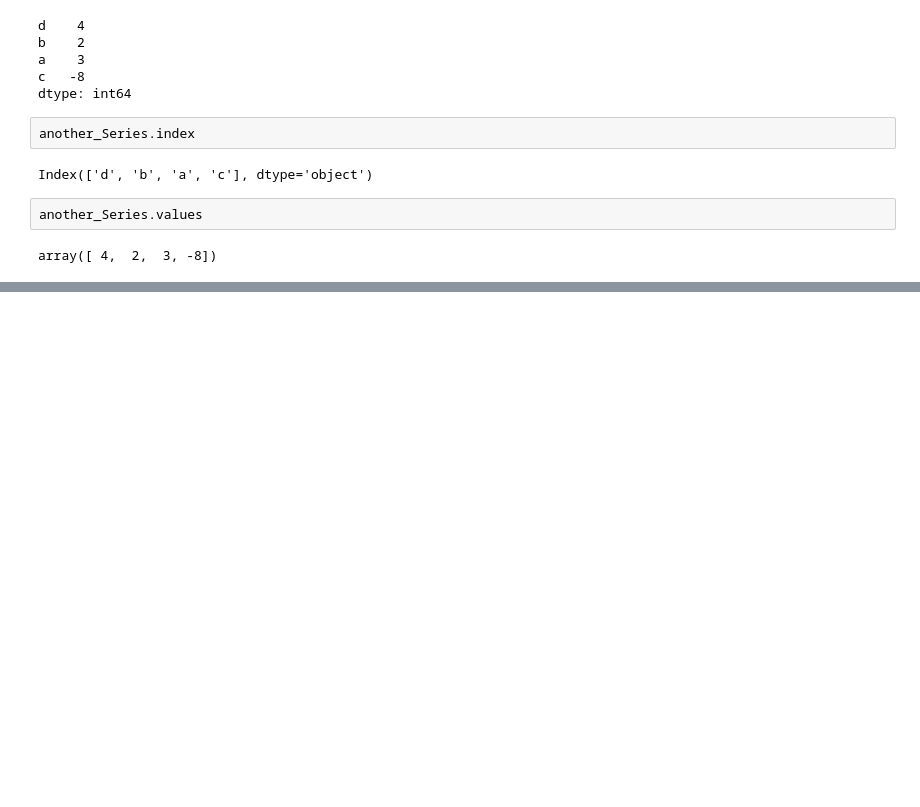
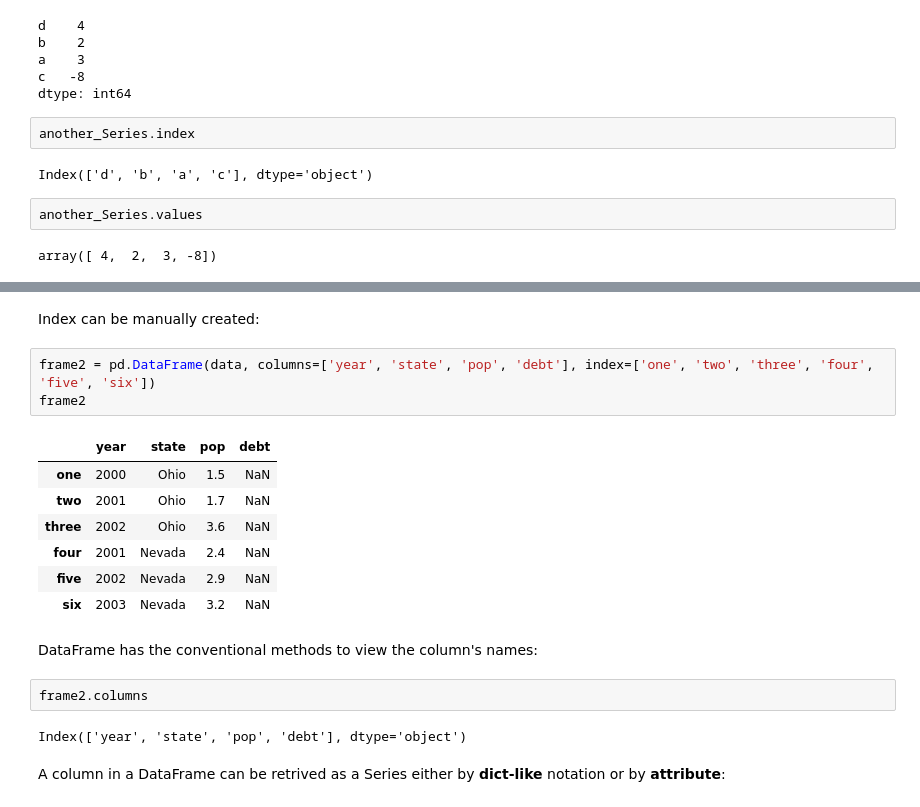
Before and after one commit to damipaigu/Python-Learning-Notes, a Jupyter notebook: Python for Data Analysis.ipynb, the cells around one changed output, grey strips where cells are left out. Cells and saved outputs as stored; diff of their text form; blank space fills up the shorter version.

```diff
--- a/Python for Data Analysis.ipynb
+++ b/Python for Data Analysis.ipynb
@@ -1346,0 +1587,21 @@ array([ 4,  2,  3, -8])
+# %% [markdown]
+Index can be manually created:
+# %%
+frame2 = pd.DataFrame(data, columns=['year', 'state', 'pop', 'debt'], index=['one', 'two', 'three', 'four', 'five', 'six'])
+frame2
+# %% [output]
+|  | year | state | pop | debt |
+| one | 2000 | Ohio | 1.5 | NaN |
+| two | 2001 | Ohio | 1.7 | NaN |
+| three | 2002 | Ohio | 3.6 | NaN |
+| four | 2001 | Nevada | 2.4 | NaN |
+| five | 2002 | Nevada | 2.9 | NaN |
+| six | 2003 | Nevada | 3.2 | NaN |
+# %% [markdown]
+DataFrame has the conventional methods to view the column's names:
+# %%
+frame2.columns
+# %% [output]
+Index(['year', 'state', 'pop', 'debt'], dtype='object')
+# %% [markdown]
+A column in a DataFrame can be retrived as a Series either by __dict-like__ notation or by __attribute__:
```
Also changed, not shown: parts of 62 cells of this notebook.
